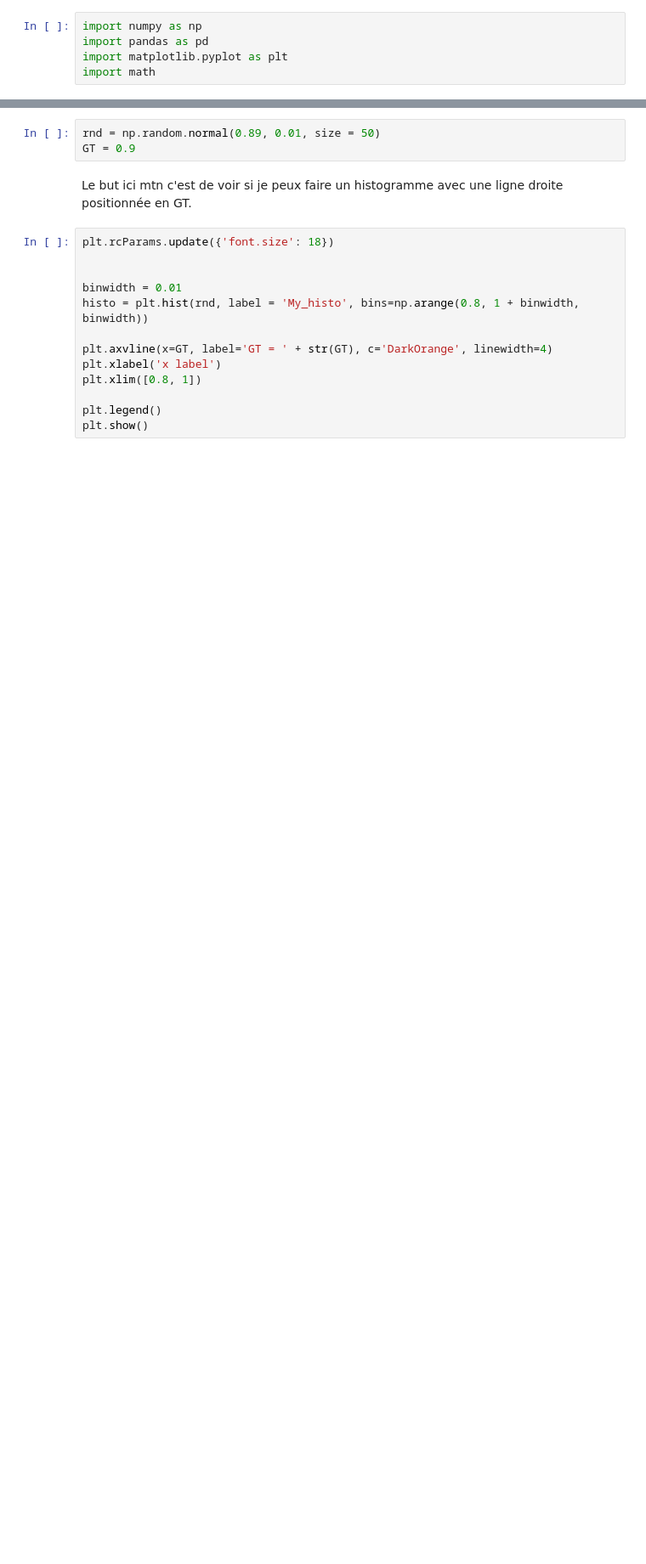
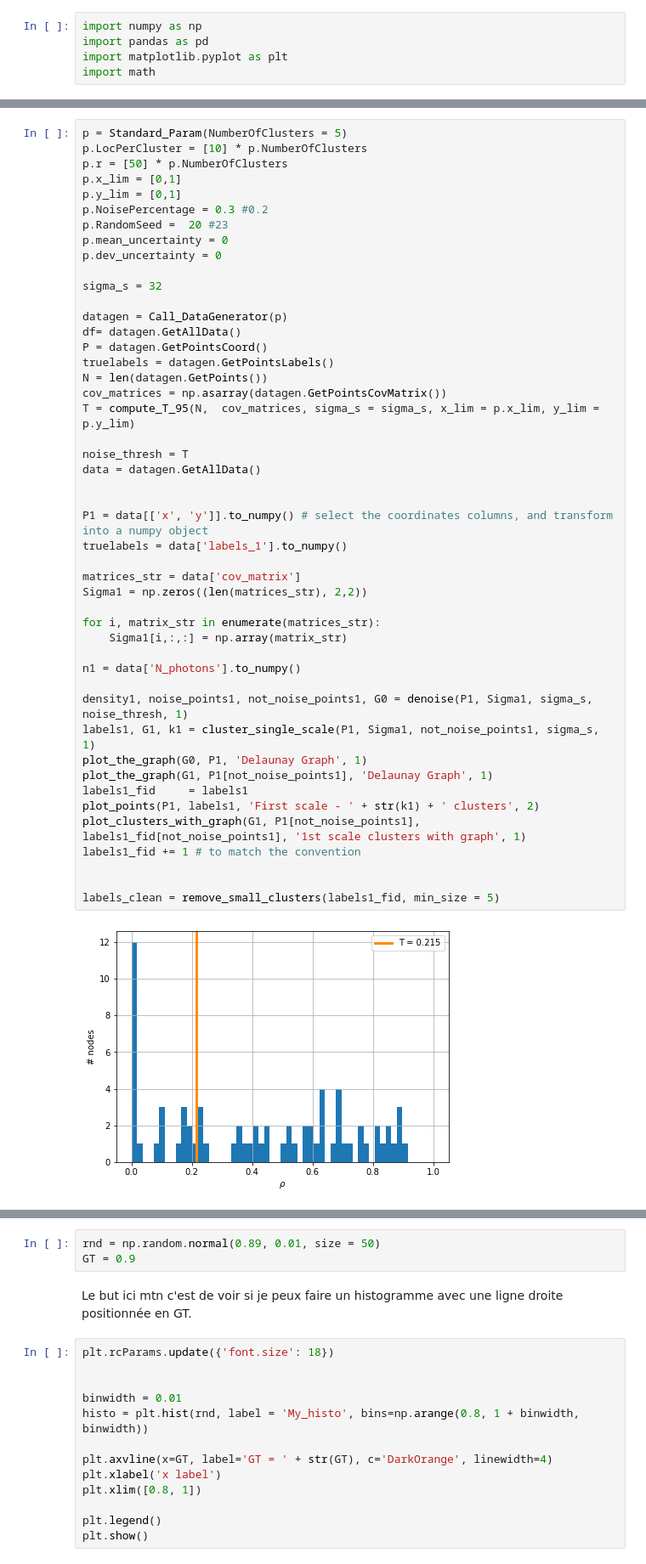
Before and after one commit to ElianaRenzo/pdm, a Jupyter notebook: My_codes/exercices_brouillons.ipynb, the cells around one changed output, grey strips where cells are left out. Shown at 85% size. Saved outputs shown, nothing was run; the diff lists cells and outputs as text; blank space fills up the shorter version.

```diff
--- a/My_codes/exercices_brouillons.ipynb
+++ b/My_codes/exercices_brouillons.ipynb
@@ -5,0 +10,49 @@ import math
+# %%
+p = Standard_Param(NumberOfClusters = 5)
+p.LocPerCluster = [10] * p.NumberOfClusters
+p.r = [50] * p.NumberOfClusters
+p.x_lim = [0,1]
+p.y_lim = [0,1]
+p.NoisePercentage = 0.3 #0.2
+p.RandomSeed =  20 #23
+p.mean_uncertainty = 0
+p.dev_uncertainty = 0
+
+sigma_s = 32
+
+datagen = Call_DataGenerator(p)
+df= datagen.GetAllData()
+P = datagen.GetPointsCoord()
+truelabels = datagen.GetPointsLabels()
+N = len(datagen.GetPoints())
+cov_matrices = np.asarray(datagen.GetPointsCovMatrix())
+T = compute_T_95(N,  cov_matrices, sigma_s = sigma_s, x_lim = p.x_lim, y_lim = p.y_lim)
+
+noise_thresh = T
+data = datagen.GetAllData()
+
+
+P1 = data[['x', 'y']].to_numpy() # select the coordinates columns, and transform into a numpy object
+truelabels = data['labels_1'].to_numpy()
+
+matrices_str = data['cov_matrix']
+Sigma1 = np.zeros((len(matrices_str), 2,2))
+
+for i, matrix_str in enumerate(matrices_str):
+    Sigma1[i,:,:] = np.array(matrix_str)
+
+n1 = data['N_photons'].to_numpy()
+
+density1, noise_points1, not_noise_points1, G0 = denoise(P1, Sigma1, sigma_s, noise_thresh, 1)
+labels1, G1, k1 = cluster_single_scale(P1, Sigma1, not_noise_points1, sigma_s, 1)
+plot_the_graph(G0, P1, 'Delaunay Graph', 1)
+plot_the_graph(G1, P1[not_noise_points1], 'Delaunay Graph', 1)
+labels1_fid     = labels1
+plot_points(P1, labels1, 'First scale - ' + str(k1) + ' clusters', 2)
+plot_clusters_with_graph(G1, P1[not_noise_points1], labels1_fid[not_noise_points1], '1st scale clusters with graph', 1)
+labels1_fid += 1 # to match the convention
+
+
+labels_clean = remove_small_clusters(labels1_fid, min_size = 5)
+# %% [output]
+[figure, added]
```
Also changed, not shown: parts of 13 cells of this notebook, 2 other files.
